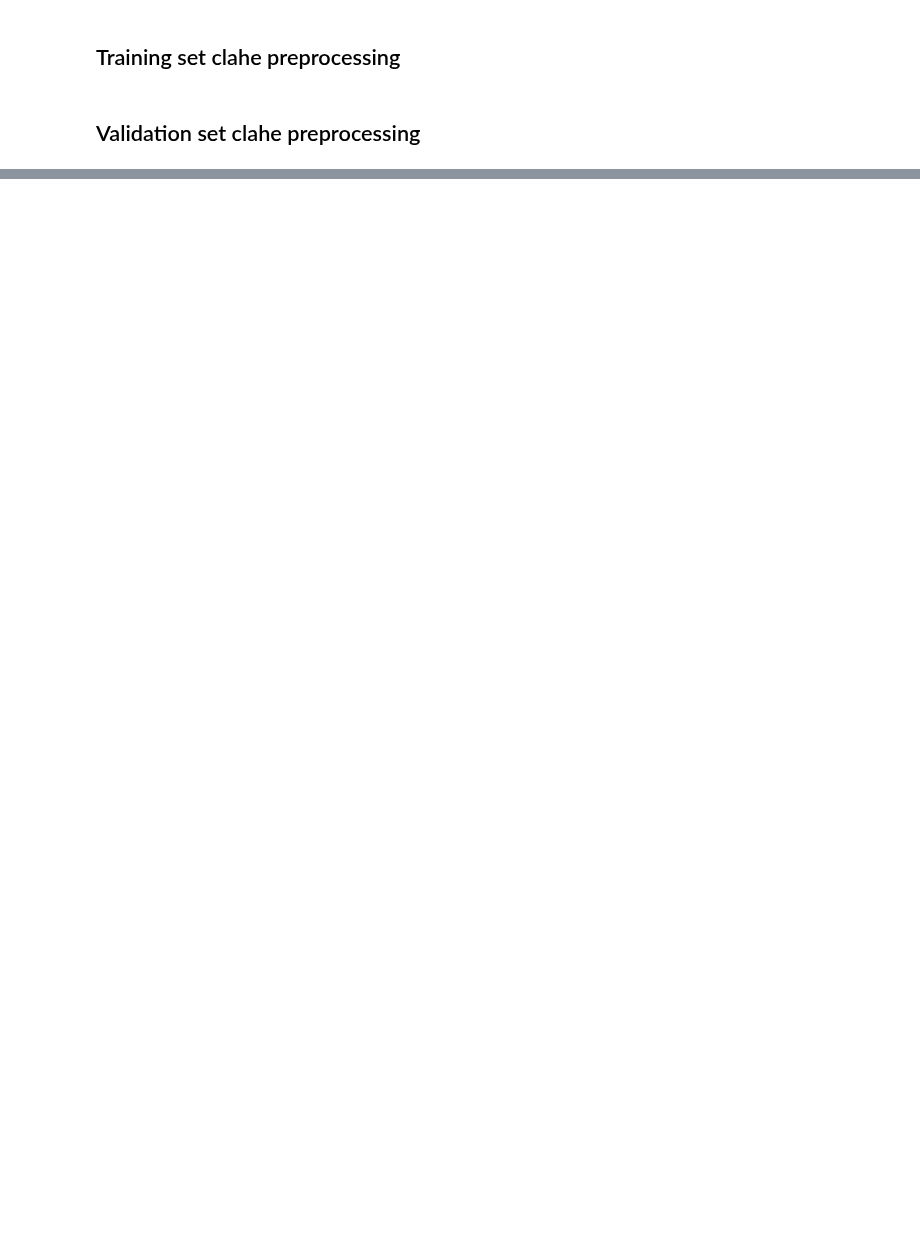
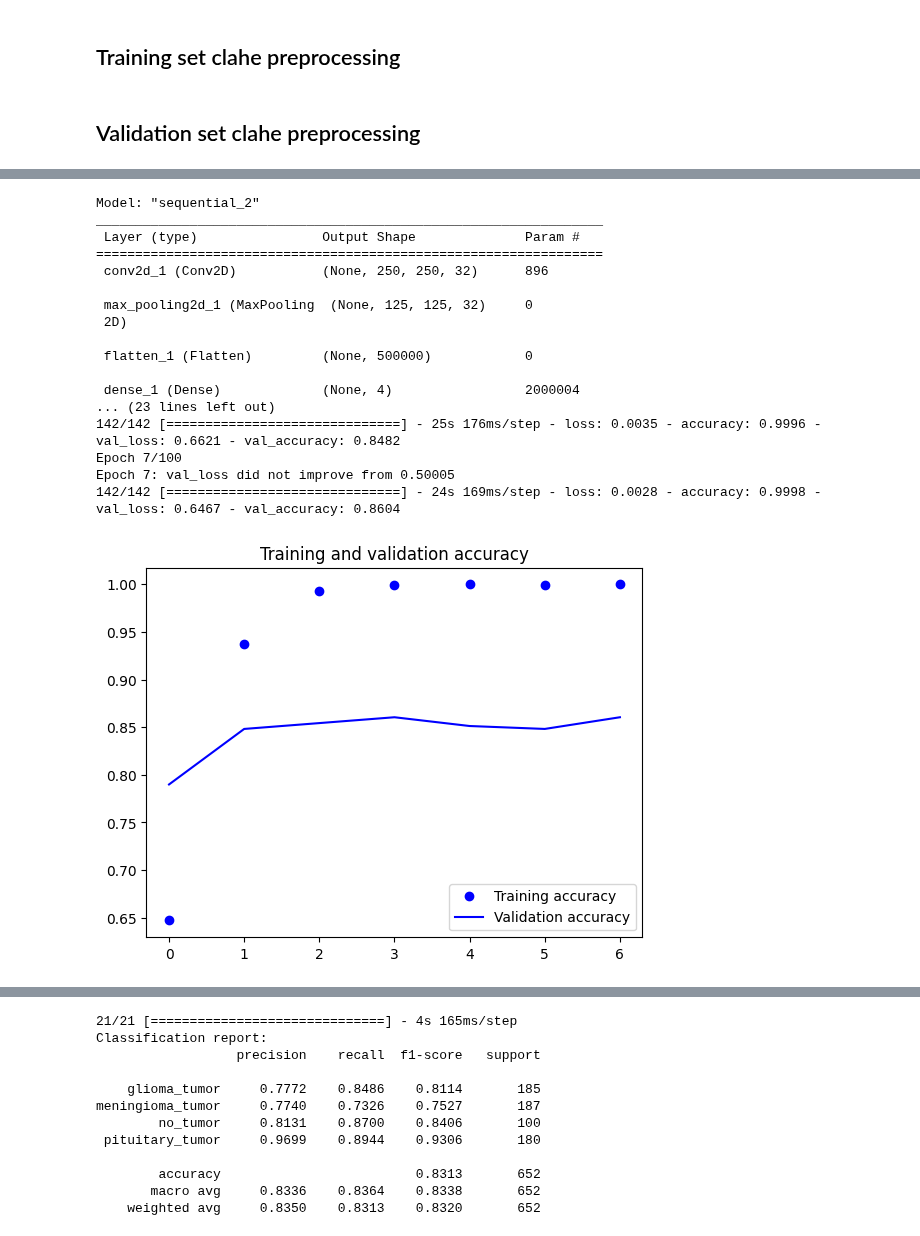
Before and after one commit to mgiorgi13/brain_tumor_classifier, a Jupyter notebook: CLAHE.ipynb, the cells around one changed output, grey strips where cells are left out. Drawn from its saved outputs; the diff is of its cells as text; code cells hidden in the pictures; blank space fills up the shorter version.

```diff
--- a/CLAHE.ipynb
+++ b/CLAHE.ipynb
@@ -350,0 +366,31 @@ for entry in tqdm(pituitary_tumor_entries):
+# %%
+model = Sequential()
+model.add(Conv2D(32, (3, 3), activation='relu', padding='same', input_shape=(image_size, image_size, 3)))
+model.add(MaxPooling2D((2, 2)))
+model.add(Flatten())
+model.add(Dense(4, activation='softmax'))
+
+compile_model(model)
+
+run_model(model, 'cnn_from_scratch_clahe_exp1')
+
+evaluate_model(model,test_generator)
+# %% [output]
+Model: "sequential_2"
+_________________________________________________________________
+ Layer (type)                Output Shape              Param #
+=================================================================
+ conv2d_1 (Conv2D)           (None, 250, 250, 32)      896
+
+ max_pooling2d_1 (MaxPooling  (None, 125, 125, 32)     0
+ 2D)
+
+ flatten_1 (Flatten)         (None, 500000)            0
+
+ dense_1 (Dense)             (None, 4)                 2000004
+... (23 lines left out)
+142/142 [==============================] - 25s 176ms/step - loss: 0.0035 - accuracy: 0.9996 - val_loss: 0.6621 - val_accuracy: 0.8482
+Epoch 7/100
+Epoch 7: val_loss did not improve from 0.50005
+142/142 [==============================] - 24s 169ms/step - loss: 0.0028 - accuracy: 0.9998 - val_loss: 0.6467 - val_accuracy: 0.8604
+[figure, added]
@@ -350,0 +398,12 @@ for entry in tqdm(pituitary_tumor_entries):
+21/21 [==============================] - 4s 165ms/step
+Classification report:
+                  precision    recall  f1-score   support
+
+    glioma_tumor     0.7772    0.8486    0.8114       185
+meningioma_tumor     0.7740    0.7326    0.7527       187
+        no_tumor     0.8131    0.8700    0.8406       100
+ pituitary_tumor     0.9699    0.8944    0.9306       180
+
+        accuracy                         0.8313       652
+       macro avg     0.8336    0.8364    0.8338       652
+    weighted avg     0.8350    0.8313    0.8320       652
```
Also changed, not shown: parts of 24 cells of this notebook.
